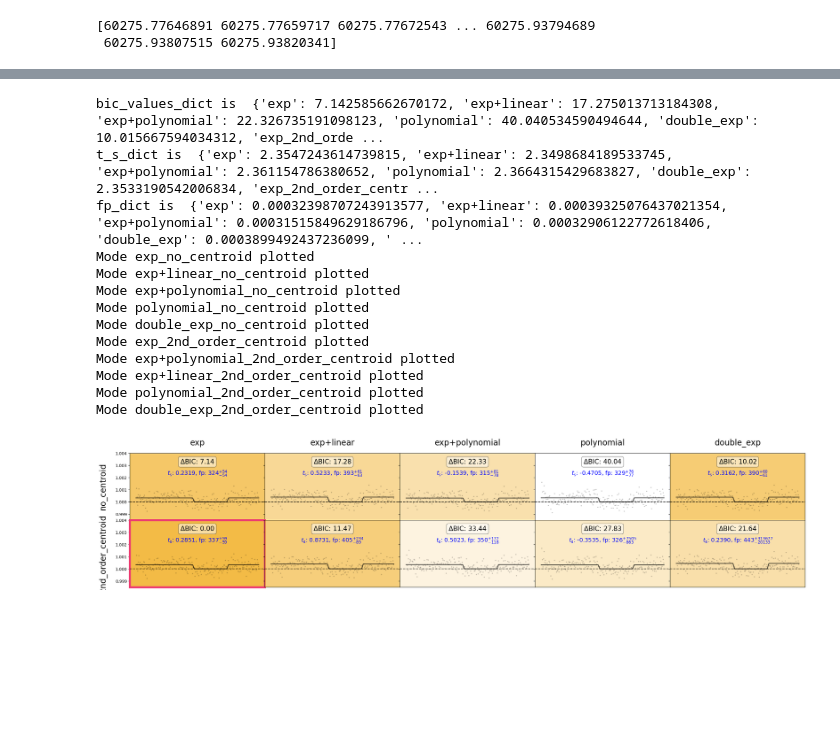
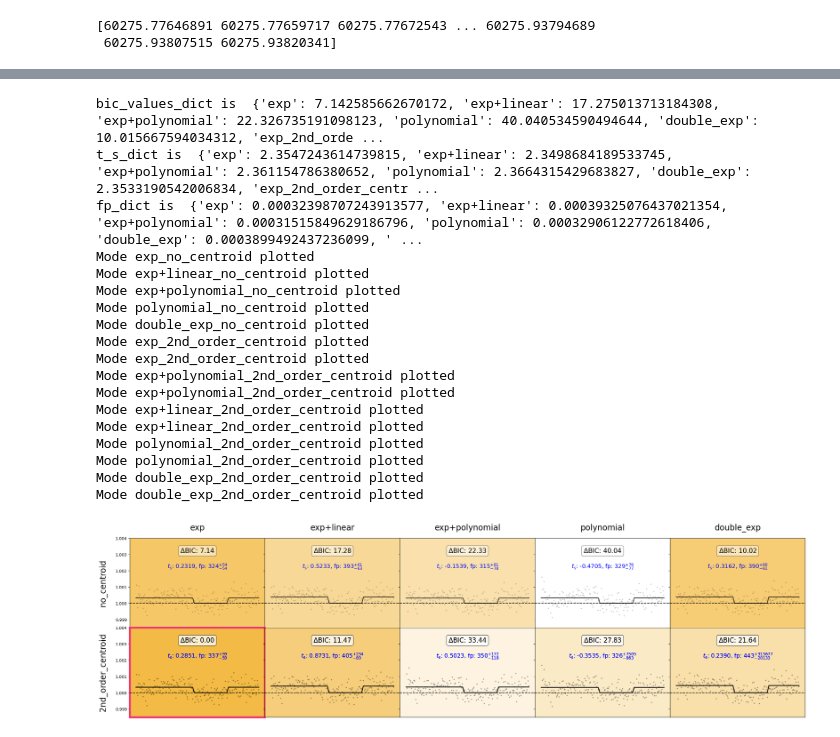
Before and after one commit to arocho11/MIRI_Eclipse_Photometry_Analysis, a Jupyter notebook: make_compare_plot.ipynb, the cells around one changed output, grey strips where cells are left out. Drawn from its saved outputs; the diff is of its cells as text; code cells hidden in the pictures; blank space fills up the shorter version.

```diff
--- a/make_compare_plot.ipynb
+++ b/make_compare_plot.ipynb
@@ -113,7 +114,8 @@ minflux = 0.9985
 maxflux = 1.004
 color = 'yellow'
 
-fig, subplot_dict = create_subplot_names(rows, cols)
+fig, subplot_dict = create_subplot_names(rows, cols, minflux=minflux, maxflux=maxflux)
+
 mode_list = list(subplot_dict.keys())
 
 bic_values_dict = {}
@@ -135,86 +137,108 @@ colors = list((assign_colors_to_bic(bic_values_dict)).values())
 
 detec = {}
 astro = {}
+residuals = {}
 for model in models:
     if model == 'exp+linear':
         t_s, fp, c1, c2, c3, c4, c5, sigF, RMS, chi2, BIC = [param['value'] for param in parameters['exp+linear'].values()]
         detec[model] = detec_model(time, [t_s, fp, c1, c2, c3, c4, c5, sigF], model)
-        astro[model] = transit_model(time, t_s, fp)
+        #astro[model] = transit_model(time, t_s, fp)
+        #residual[model] = (aplev / detec[model]) - astro[model]
     elif model == 'exp':
         t_s, fp, c1, c2, c3, sigF, RMS, chi2, BIC = [param['value'] for param in parameters['exp'].values()]
         detec[model] = detec_model(time, [t_s, fp, c1, c2, c3, sigF], model)
-        astro[model] = transit_model(time, t_s, fp)
+        #astro[model] = transit_model(time, t_s, fp)
+        #residual[model] = (aplev / detec[model]) - astro[model]
     elif model == 'linear':
         t_s, fp, c1, c2, sigF, RMS, chi2, BIC, RMS2 = [param['value'] for param in parameters['linear'].values()]
         detec[model] = detec_model(time, [t_s, fp, c1, c2, sigF], model)
-        astro[model] = transit_model(time, t_s, fp)
+        #astro[model] = transit_model(time, t_s, fp)
+        #residual[model] = (aplev / detec[model]) - astro[model]
     elif model == 'polynomial':
         t_s, fp, c1, c2, c3, c4, sigF, RMS, chi2, BIC = [param['value'] for param in parameters['polynomial'].values()]
         detec[model] = detec_model(time, [t_s, fp, c1, c2, c3, c4, sigF], model)
-        astro[model] = transit_model(time, t_s, fp)
+        #astro[model] = transit_model(time, t_s, fp)
+        #residual[model] = (aplev / detec[model]) - astro[model]
     elif model == 'exp+polynomial':
         t_s, fp, c1, c2, c3, c4, c5, c6, c7, sigF, RMS, chi2, BIC, RMS2 = [param['value'] for param in parameters['exp+polynomial'].values()]
         detec[model] = detec_model(time, [t_s, fp, c1, c2, c3, c4, c5, c6, c7, sigF], model)
-        astro[model] = transit_model(time, t_s, fp)
+        #astro[model] = transit_model(time, t_s, fp)
+        #residual[model] = (aplev / detec[model]) - astro[model]
     elif model == 'double_exp':
         t_s, fp, c1, c2, c3, c4, sigF, RMS, chi2, BIC, RMS2 = [param['value'] for param in parameters['double_exp'].values()]
         detec[model] = detec_model(time, [t_s, fp, c1, c2, c3, c4, sigF], model)
-        astro[model] = transit_model(time, t_s, fp)
+        #astro[model] = transit_model(time, t_s, fp)
+        #residual[model] = (aplev / detec[model]) - astro[model]
     elif model == 'exp_2nd_order_centroid':
         t_s, fp, c1, c2, c3, c4, c5, c6, c7, c8, c9, sigF, RMS, chi2, BIC, RMS2 = [param['value'] for param in parameters['exp_2nd_order_centroid'].values()]
         detec1 = detec_model_poly(centroid_x, centroid_y, c1, c2, c3, c4, c5, c6)
         detec2 = detec_model(time, [t_s, fp, c7, c8, c9, sigF], 'exp')
         detec[model] = detec1*detec2
-        astro[model] = transit_model(time, t_s, fp)
+        #astro[model] = transit_model(time, t_s, fp)
+        #residual[model] = (aplev / detec[model]) - astro[model]
     elif model == 'exp+polynomial_2nd_order_centroid':
         t_s, fp, c1, c2, c3, c4, c5, c6, c7, c8, c9, c10, c11, c12, c13, sigF, RMS, chi2, BIC, RMS2 = [param['value'] for param in parameters['exp+polynomial_2nd_order_centroid'].values()]
         detec1 = detec_model_poly(centroid_x, centroid_y, c1, c2, c3, c4, c5, c6)
         detec2 = detec_model(time, [t_s, fp, c7, c8, c9, c10, c11, c12, c13, sigF], 'exp+polynomial')
         detec[model] = detec1*detec2
-        astro[model] = transit_model(time, t_s, fp)
+        #astro[model] = transit_model(time, t_s, fp)
+        #residual[model] = (aplev / detec[model]) - astro[model]
     elif model == 'exp+linear_2nd_order_centroid':
         t_s, fp, c1, c2, c3, c4, c5, c6, c7, c8, c9, c10, c11, sigF, RMS, chi2, BIC, RMS2 = [param['value'] for param in parameters['exp+linear_2nd_order_centroid'].values()]
         detec1 = detec_model_poly(centroid_x, centroid_y, c1, c2, c3, c4, c5, c6)
         detec2 = detec_model(time, [t_s, fp, c7, c8, c9, c10, c11, sigF], 'exp+linear')
         detec[model] = detec1*detec2
-        astro[model] = transit_model(time, t_s, fp)
+        #astro[model] = transit_model(time, t_s, fp)
+        #residual[model] = (aplev / detec[model]) - astro[model]
     elif model == 'polynomial_2nd_order_centroid':
         t_s, fp, c1, c2, c3, c4, c5, c6, c7, c8, c9, c10, sigF, RMS, chi2, BIC, RMS2 = [param['value'] for param in parameters['polynomial_2nd_order_centroid'].values()]
         detec1 = detec_model_poly(centroid_x, centroid_y, c1, c2, c3, c4, c5, c6)
         detec2 = detec_model(time, [t_s, fp, c7, c8, c9, c10, sigF], 'polynomial')
         detec[model] = detec1*detec2
-        astro[model] = transit_model(time, t_s, fp)
+        #astro[model] = transit_model(time, t_s, fp)
+        #residual[model] = (aplev / detec[model]) - astro[model]
     elif model == 'double_exp_2nd_order_centroid':
         t_s, fp, c1, c2, c3, c4, c5, c6, c7, c8, c9, c10, sigF, RMS, chi2, BIC, RMS2 = [param['value'] for param in parameters['double_exp_2nd_order_centroid'].values()]
         detec1 = detec_model_poly(centroid_x, centroid_y, c1, c2, c3, c4, c5, c6)
         detec2 = detec_model(time, [t_s, fp, c7, c8, c9, c10, sigF], 'double_exp')
         detec[model] = detec1*detec2
-        astro[model] = transit_model(time, t_s, fp)
+        #astro[model] = transit_model(time, t_s, fp)
+
+    astro[model] = transit_model(time, t_s, fp)
+    residuals[model] = (aplev / detec[model]) - astro[model]
 
     if 'centroid' in model:
         if model == min_bic_key:
             axes = plot_model(time, aplev, astro[model], detec[model], nbin = 200, axName=model, bic=bic_values_dict[model], t_s=eclipse-t_s_dict[model], fp=[fp_dict[model], fp_errp_dict[model], fp_errm_dict[model]], background_colors=bic_colors_dict[model], min_subplot=True)
+            axes2 = plot_model(time, aplev, astro[model], detec[model], nbin = 200, axName=model, bic=bic_values_dict[model], t_s=eclipse-t_s_dict[model], fp=[fp_dict[model], fp_errp_dict[model], fp_errm_dict[model]], background_colors=bic_colors_dict[model], min_subplot=True)
+
         else:
             axes = plot_model(time, aplev, astro[model], detec[model], nbin = 200, axName=model, bic=bic_values_dict[model], t_s=eclipse-t_s_dict[model], fp=[fp_dict[model], fp_errp_dict[model], fp_errm_dict[model]], background_colors=bic_colors_dict[model])
+            axes2 = plot_model(time, aplev, astro[model], detec[model], nbin = 200, axName=model, bic=bic_values_dict[model], t_s=eclipse-t_s_dict[model], fp=[fp_dict[model], fp_errp_dict[model], fp_errm_dict[model]], background_colors=bic_colors_dict[model])
     else:
         if model == min_bic_key:
             axes = plot_model(time, aplev, astro[model], detec[model], nbin = 200, axName=model+'_no_centroid', bic=bic_values_dict[model], t_s=eclipse-t_s_dict[model], fp=[fp_dict[model], fp_errp_dict[model], fp_errm_dict[model]], background_colors=bic_colors_dict[model], min_subplot=True)
         else:
             axes = plot_model(time, aplev, astro[model], detec[model], nbin = 200, axName=model+'_no_centroid', bic=bic_values_dict[model], t_s=eclipse-t_s_dict[model], fp=[fp_dict[model], fp_errp_dict[model], fp_errm_dict[model]], background_colors=bic_colors_dict[model])
 
 plt.show()
 # %% [output]
 bic_values_dict is  {'exp': 7.142585662670172, 'exp+linear': 17.275013713184308, 'exp+polynomial': 22.326735191098123, 'polynomial': 40.040534590494644, 'double_exp': 10.015667594034312, 'exp_2nd_orde ...
 t_s_dict is  {'exp': 2.3547243614739815, 'exp+linear': 2.3498684189533745, 'exp+polynomial': 2.361154786380652, 'polynomial': 2.3664315429683827, 'double_exp': 2.3533190542006834, 'exp_2nd_order_centr ...
 fp_dict is  {'exp': 0.00032398707243913577, 'exp+linear': 0.00039325076437021354, 'exp+polynomial': 0.00031515849629186796, 'polynomial': 0.00032906122772618406, 'double_exp': 0.0003899492437236099, ' ...
 Mode exp_no_centroid plotted
 Mode exp+linear_no_centroid plotted
 Mode exp+polynomial_no_centroid plotted
 Mode polynomial_no_centroid plotted
 Mode double_exp_no_centroid plotted
 Mode exp_2nd_order_centroid plotted
+Mode exp_2nd_order_centroid plotted
+Mode exp+polynomial_2nd_order_centroid plotted
 Mode exp+polynomial_2nd_order_centroid plotted
 Mode exp+linear_2nd_order_centroid plotted
+Mode exp+linear_2nd_order_centroid plotted
+Mode polynomial_2nd_order_centroid plotted
 Mode polynomial_2nd_order_centroid plotted
 Mode double_exp_2nd_order_centroid plotted
+Mode double_exp_2nd_order_centroid plotted
-[figure, old version]
+[figure, new version]
```
Also changed, not shown: parts of 3 cells of this notebook, 2 other files.
